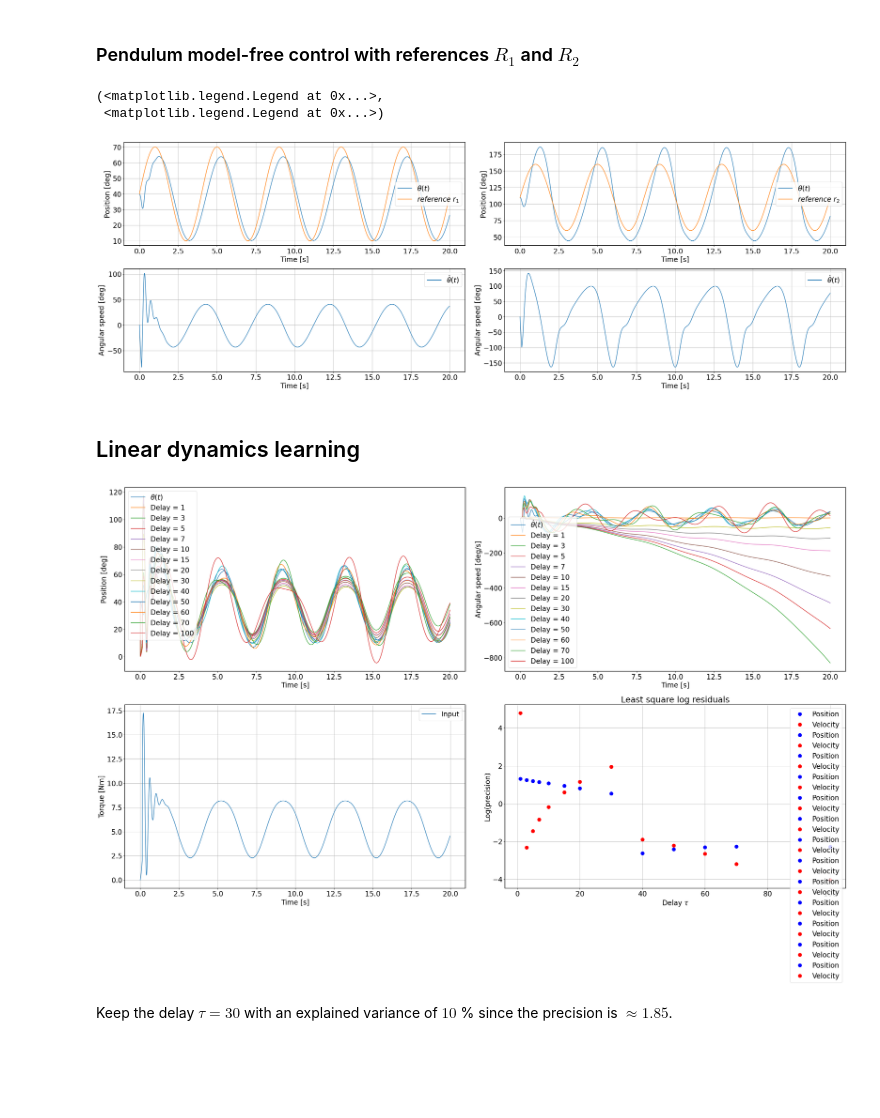
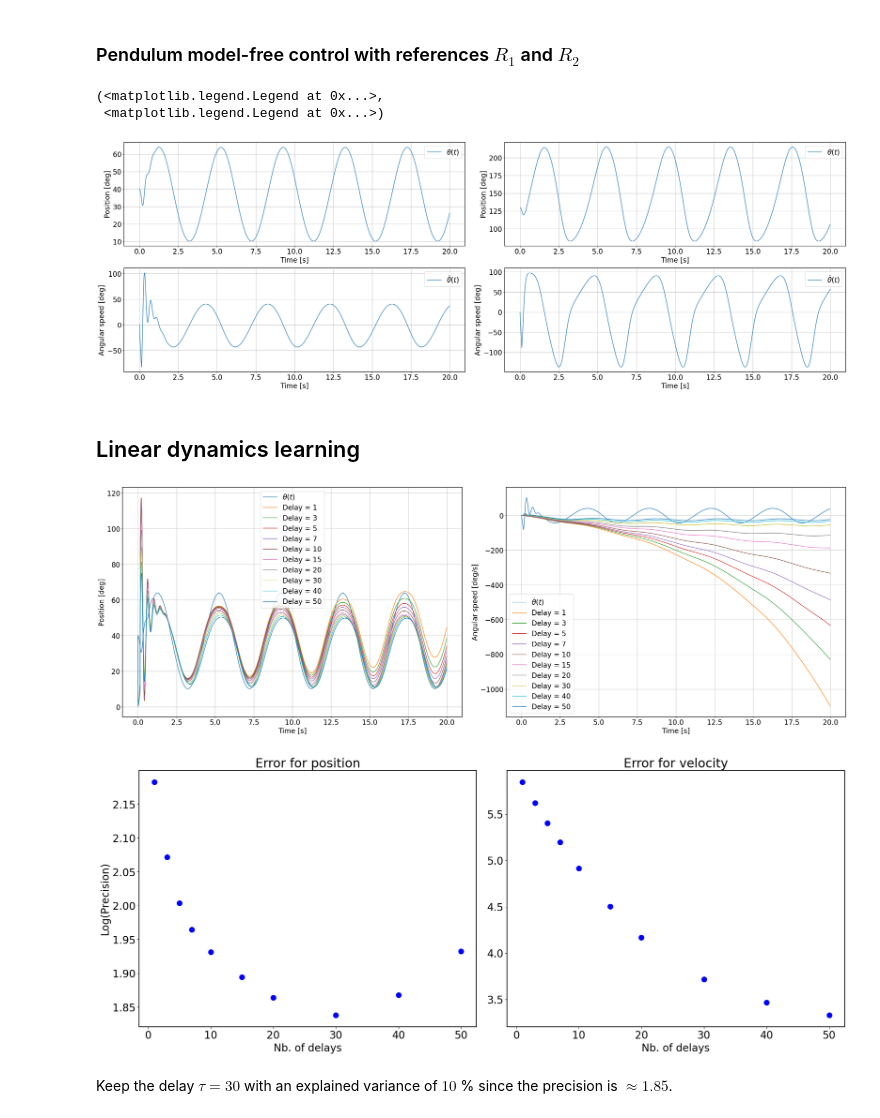
Before and after one commit to CedricFont/Subspace-learning-for-robot-application, a Jupyter notebook: LQR simulation/KoopmanDelayEmbeddingsAssesment.ipynb, the cells around one changed output. Drawn from its saved outputs; the diff is of its cells as text; code cells hidden in the pictures; blank space fills up the shorter version.

```diff
--- a/LQR simulation/KoopmanDelayEmbeddingsAssesment.ipynb
+++ b/LQR simulation/KoopmanDelayEmbeddingsAssesment.ipynb
@@ -27,7 +26,7 @@ The autoreload extension is already loaded. To reload it, use:
 # Pendulum instance
 dt = 1e-2
 pend1 = SimplePendulum(mass=1, length=1, time=np.arange(0,20,dt), X0=np.array([deg2rad(40),0]), dt=dt)
-pend2 = SimplePendulum(mass=1, length=1, time=np.arange(0,20,dt), X0=np.array([deg2rad(110),0]), dt=dt)
+pend2 = SimplePendulum(mass=1, length=1, time=np.arange(0,20,dt), X0=np.array([deg2rad(130),0]), dt=dt)
 
 # Controller design
 K, Ki, Kd, t_max = 10, 50, 0, 12
@@ -35,16 +34,16 @@ K, Ki, Kd, t_max = 10, 50, 0, 12
 # Reference design
 freq = .25
 pend1.T_ref, pend2.T_ref = 1/freq/pend1.dt, 1/freq/pend2.dt
-amplitude1, amplitude2 = 30, 50 # deg
-pend1.ref = sineReference(pend1.N, pend1.T_ref, [deg2rad(40-amplitude1), deg2rad(40+amplitude1)])
-pend2.ref = sineReference(pend1.N, pend2.T_ref, [deg2rad(110-amplitude2), deg2rad(110+amplitude2)])
+amplitude = 30 # deg
+pend1.ref = sineReference(pend1.N, pend1.T_ref, [deg2rad(40-amplitude), deg2rad(40+amplitude)])
+pend2.ref = sineReference(pend1.N, pend2.T_ref, [deg2rad(130-amplitude), deg2rad(130+amplitude)])
 
 # Simulation
 
 for i in range(pend1.N-1):
     pend1.U[i] = PID(pend1.X, i, pend1.ref[i], 10, 0, 50, pend1.dt, 13)[0]
     pend1.X[:,i+1] = RK4(pend1.dynamics, pend1.X[:,i], pend1.U[i], pend1.dt, type='controller-step-by-step')
-    pend2.U[i] = PID(pend2.X, i, pend2.ref[i], 15, 0, 25, pend2.dt, 10)[0]
+    pend2.U[i] = PID(pend2.X, i, pend2.ref[i], 10, 0, 33, pend2.dt, 10)[0]
     pend2.X[:,i+1] = RK4(pend2.dynamics, pend2.X[:,i], pend2.U[i], pend2.dt, type='controller-step-by-step')
 
 # Plots
@@ -53,9 +52,7 @@ fig, ax = plt.subplots(2, 2,
                        constrained_layout = True, figsize=(30,10))
 
 ax[0,0].plot(pend1.T, rad2deg(pend1.X[0,:]), label=r"$\theta (t)$")
-ax[0,0].plot(pend1.T, rad2deg(np.array(pend1.ref)), label=r"$reference \ r_1$")
 ax[0,1].plot(pend2.T, rad2deg(pend2.X[0,:]), label=r"$\theta (t)$")
-ax[0,1].plot(pend1.T, rad2deg(np.array(pend2.ref)), label=r"$reference \ r_2$")
 ax[0,0].set_xlabel('Time [s]'), ax[0,0].set_ylabel('Position [deg]'), ax[0,1].set_xlabel('Time [s]'), ax[0,1].set_ylabel('Position [deg]')
 ax[0,0].grid(), ax[0,1].grid()
 ax[0,0].legend(), ax[0,1].legend()
@@ -68,58 +65,53 @@ ax[1,0].legend(), ax[1,1].legend()
 # %% [output]
 (<matplotlib.legend.Legend at 0x...>,
  <matplotlib.legend.Legend at 0x...>)
-[figure, old version]
+[figure, new version]
 # %% [markdown]
 ## Linear dynamics learning
 # %%
 # Parameters
 pend = pend1
 horizon = np.int(pend.N/4)
-nb_delay = [1,3,5,7,10,15,20,30,40,50,60,70,100]
+nb_delay = [1,3,5,7,10,15,20,30,40,50]
 nb_plots = len(nb_delay)
 explained_var = .1 # Truncation of the U, Sigma and V matrices
 
 plt.rcParams['font.size'] = 20
-fig, ax = plt.subplots(2, 2, constrained_layout = True, figsize=(30,20))
+fig, ax = plt.subplots(1, 2, constrained_layout = True, figsize=(30,10))
+fig2, ax2 = plt.subplots(1, 2, constrained_layout = True, figsize=(20,8))
+ax[0].plot(pend.T, rad2deg(pend.X[0,:]), label=r"$\theta (t)$")
+ax[0].set_xlabel('Time [s]'), ax[0].set_ylabel('Position [deg]')
+ax[0].grid()
+ax[0].legend()
 
-ax[0,0].plot(pend.T, rad2deg(pend.X[0,:]), label=r"$\theta (t)$")
-ax[0,0].set_xlabel('Time [s]'), ax[0,0].set_ylabel('Position [deg]')
-ax[0,0].grid()
-ax[0,0].legend()
-
-ax[0,1].plot(pend.T, rad2deg(pend.X[1,:]), label=r"$\dot{\theta} (t)$")
-ax[0,1].set_xlabel('Time [s]'), ax[0,1].set_ylabel('Angular speed [deg]')
-ax[0,1].grid()
-ax[0,1].legend()
-
-ax[1,0].plot(pend.T[:len(pend.T)-1], pend.U, label='Input')
-ax[1,0].set_xlabel('Time [s]'), ax[1,0].set_ylabel('Torque [Nm]')
-ax[1,0].grid()
-ax[1,0].legend()
-
+ax[1].plot(pend.T, rad2deg(pend.X[1,:]), label=r"$\dot{\theta} (t)$")
+ax[1].set_xlabel('Time [s]'), ax[1].set_ylabel('Angular speed [deg]')
+ax[1].grid()
+ax[1].legend()
 for i in range(nb_plots):
     tau = nb_delay[i]
     f1 = DelayedLeastSquare(pend.X, tau, horizon, pend.U[:], nb_u=1)
-    f1.solve(.1)
+    f1.SVD(truncation_ratio=explained_var)
+    f1.truncate(rank=f1.optimal_truncation)
     f1.computeTrajectory(pend.X0, pend.U)
+    f1.computePrecision(pend.X)
 
-    ax[0,0].plot(pend.T[:len(pend.T)], rad2deg(f1.Traj[0,:]), label='Delay = '+str(tau))
-    ax[0,0].set_xlabel('Time [s]'), ax[0,0].set_ylabel('Position [deg]')
-    ax[0,0].grid()
-    ax[0,0].legend()
+    ax[0].plot(pend.T[:len(pend.T)], rad2deg(f1.Traj[0,:]), label='Delay = '+str(tau))
+    ax[0].set_xlabel('Time [s]'), ax[0].set_ylabel('Position [deg]')
+    ax[0].grid()
+    ax[0].legend()
 
-    ax[0,1].plot(pend.T[:len(pend.T)], rad2deg(f1.Traj[1,:]), label='Delay = '+str(tau))
-    ax[0,1].set_xlabel('Time [s]'), ax[0,1].set_ylabel('Angular speed [deg/s]')
-    ax[0,1].grid()
-    ax[0,1].legend()
+    ax[1].plot(pend.T[:len(pend.T)], rad2deg(f1.Traj[1,:]), label='Delay = '+str(tau))
+    ax[1].set_xlabel('Time [s]'), ax[1].set_ylabel('Angular speed [deg/s]')
+    ax[1].grid()
+    ax[1].legend()
 
-    ax[1,1].plot(tau, np.log(f1.residuals[0]),'o', markersize=10, color='b')
-    ax[1,1].plot(tau, np.log(f1.residuals[1]),'o', markersize=10, color='r')
-    ax[1,1].set_xlabel(r'Delay $\tau$'), ax[1,1].set_ylabel('Log(precision)')
-    ax[1,1].grid(), ax[1,1].set_title('Least square log residuals (blue=position, red=velocity)')
-    ax[1,1].legend()
+    ax2[0].plot(tau, np.log(f1.precision[0]),'-o', markersize=10, color='b'), ax2[0].set_title('Error for position'), ax2[0].set_xlabel('Nb. of delays'), ax2[0].set_ylabel('Log(Precision)')
+    ax2[1].plot(tau, np.log(f1.precision[1]),'-o', markersize=10, color='b'), ax2[1].set_title('Error for velocity'), ax2[1].set_xlabel('Nb. of delays')
+    ax2[0].grid(), ax2[1].grid()
 # %% [output]
-[figure, old version]
+[figure, new version]
+[figure, added]
 # %% [markdown]
 Keep the delay $\tau=30$ with an explained variance of $10$ % since the precision is $\approx 1.85$.
 # %%
```
Also changed, not shown: parts of 9 cells of this notebook.
